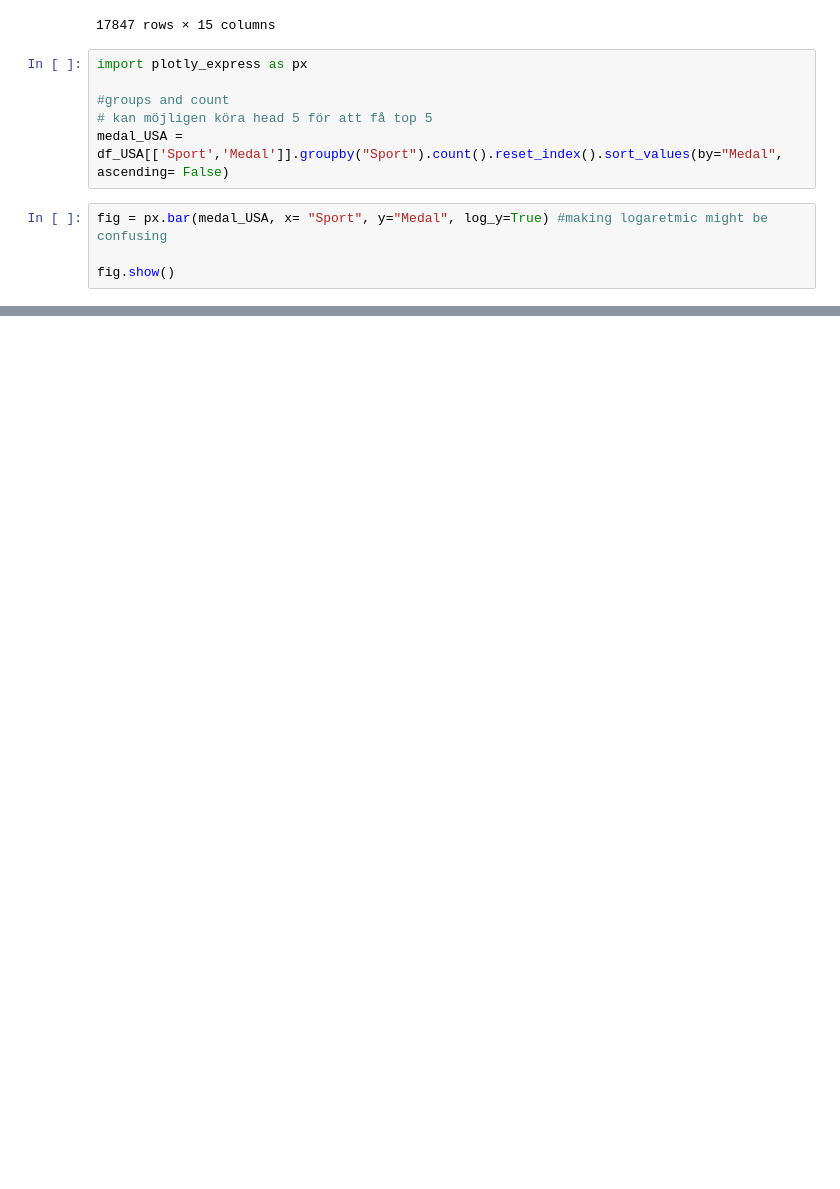
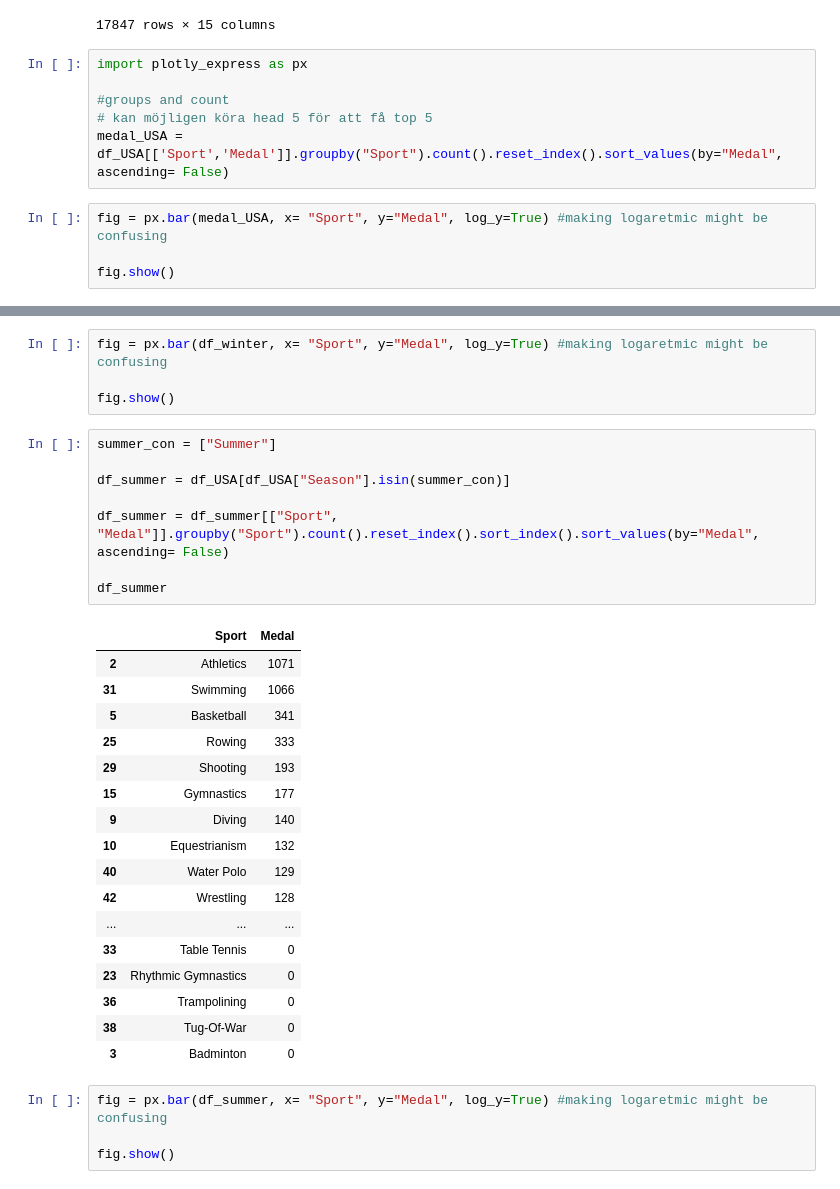
Before and after one commit to Andreas-Svensson/Databehandling-Project, a Jupyter notebook: task_1.ipynb, the cells around one changed output, grey strips where cells are left out. Cells and saved outputs as stored; diff of their text form; blank space fills up the shorter version.

```diff
--- a/task_1.ipynb
+++ b/task_1.ipynb
@@ -69,0 +98,34 @@ fig.show()
+# %%
+fig = px.bar(df_winter, x= "Sport", y="Medal", log_y=True) #making logaretmic might be confusing
+
+fig.show()
+# %%
+summer_con = ["Summer"]
+
+df_summer = df_USA[df_USA["Season"].isin(summer_con)]
+
+df_summer = df_summer[["Sport", "Medal"]].groupby("Sport").count().reset_index().sort_index().sort_values(by="Medal", ascending= False)
+
+df_summer
+# %% [output]
+|  | Sport | Medal |
+| 2 | Athletics | 1071 |
+| 31 | Swimming | 1066 |
+| 5 | Basketball | 341 |
+| 25 | Rowing | 333 |
+| 29 | Shooting | 193 |
+| 15 | Gymnastics | 177 |
+| 9 | Diving | 140 |
+| 10 | Equestrianism | 132 |
+| 40 | Water Polo | 129 |
+| 42 | Wrestling | 128 |
+| ... | ... | ... |
+| 33 | Table Tennis | 0 |
+| 23 | Rhythmic Gymnastics | 0 |
+| 36 | Trampolining | 0 |
+| 38 | Tug-Of-War | 0 |
+| 3 | Badminton | 0 |
+# %%
+fig = px.bar(df_summer, x= "Sport", y="Medal", log_y=True) #making logaretmic might be confusing
+
+fig.show()
```
Also changed, not shown: parts of 2 cells of this notebook.
